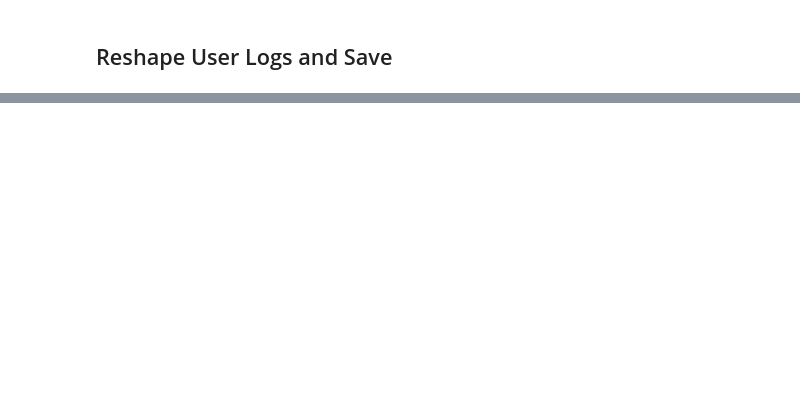
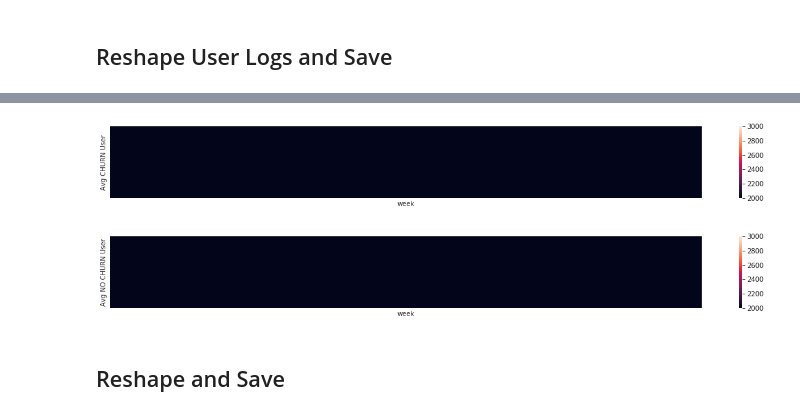
Before and after one commit to adamribaudo/ds5500-capstone, a Jupyter notebook: Preprocess/User_Log_Transform.ipynb, the cells around one changed output, grey strips where cells are left out. Cells and saved outputs as stored; diff of their text form; code cells hidden in the pictures; blank space fills up the shorter version.

```diff
--- a/Preprocess/User_Log_Transform.ipynb
+++ b/Preprocess/User_Log_Transform.ipynb
@@ -117,0 +160,13 @@ with open("{}_user_logs_padded.npy".format(split), "rb") as my_file:
+# %%
+weeks_list = list(set(weeks.astype('str')))
+weeks_list.sort()
+weeks_list = weeks_list[0:len(weeks_list)-1] # remove last week which includes Feb
+num_weeks=len(weeks_list)
+# %%
+# Join the user_log data with the dates created in the previous step
+padded_df = pd.DataFrame(product(users, weeks_list), columns=["msno","week"])
+# Convert week to string before merge
+user_logs_week["week"] = user_logs_week.week.astype('str')
+
+padded_df = padded_df.merge(user_logs_week, how='left', on=["msno","week"]).fillna(0)
+padded_df = padded_df.sort_values(by=["msno","week"])
@@ -117,0 +184,15 @@ with open("{}_user_logs_padded.npy".format(split), "rb") as my_file:
+# %%
+grouped_df = padded_df.drop(['num_25_norm', 'num_50_norm', 'num_75_norm',
+       'num_985_norm', 'num_100_norm', 'num_unq_norm', 'total_secs_norm'],axis=1)
+grouped_df["sum_vals"] = padded_df.num_unq_norm #padded_df.drop(["msno","date"],axis=1).sum(axis=1)
+pivot_df = grouped_df.pivot(index="msno",columns="week",values="sum_vals")
+pivot_df_churn = pivot_df[(y.sort_values("msno")["is_churn"] == 1).values]
+pivot_df_nochurn = pivot_df[(y.sort_values("msno")["is_churn"] == 0).values]
+# %%
+with sns.axes_style("white"):
+    f, ax = plt.subplots(figsize=(10, 5))
+    ax = sns.heatmap(pivot_df_churn,cbar=False,yticklabels=False,xticklabels=False)
+
+with sns.axes_style("dark"):
+    f, ax = plt.subplots(figsize=(10, 5))
+    ax = sns.heatmap(pivot_df_nochurn,cbar=False,yticklabels=False,xticklabels=False)
@@ -117,0 +202,18 @@ with open("{}_user_logs_padded.npy".format(split), "rb") as my_file:
+# %%
+churn_avg = pivot_df_churn.copy()
+churn_avg["Avg CHURN User"]="foo"
+with sns.axes_style("white"):
+    f, ax = plt.subplots(figsize=(20, 2))
+    ax = sns.heatmap(churn_avg.groupby("Avg CHURN User").sum(),vmin=2000,vmax=3000,cbar=True,yticklabels=False,xticklabels=False)
+
+
+no_churn_avg = pivot_df_nochurn.copy()
+no_churn_avg["Avg NO CHURN User"]="foo"
+with sns.axes_style("white"):
+    f, ax = plt.subplots(figsize=(20, 2))
+    ax = sns.heatmap(no_churn_avg.groupby("Avg NO CHURN User").sum(),vmin=2000,vmax=3000,cbar=True,yticklabels=False,xticklabels=False)
+# %% [output]
+[figure, added]
+[figure, added]
+# %% [markdown]
+## Reshape and Save
```
Also changed, not shown: parts of 21 cells of this notebook, 2 other files.
